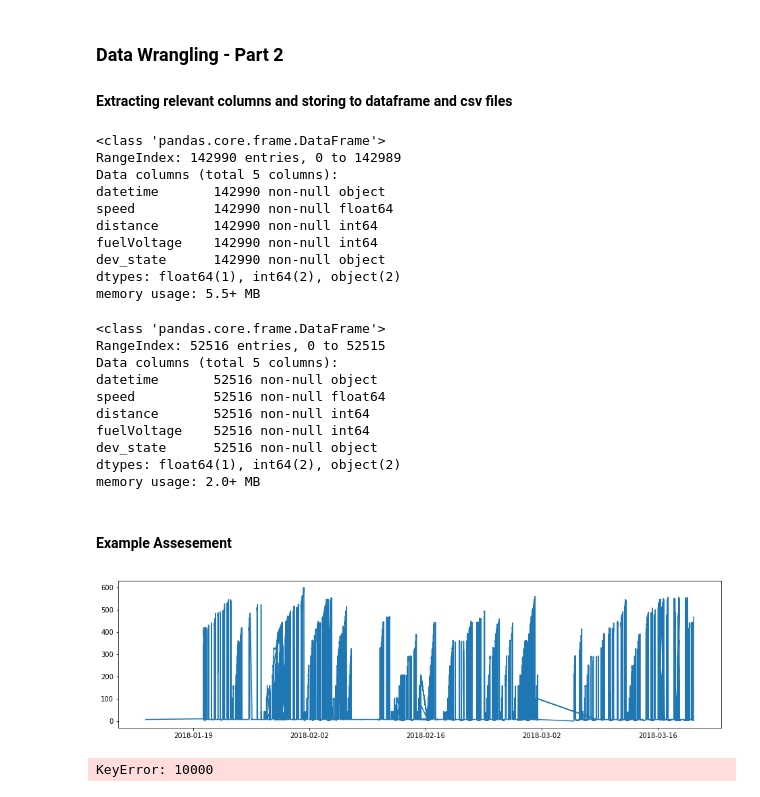
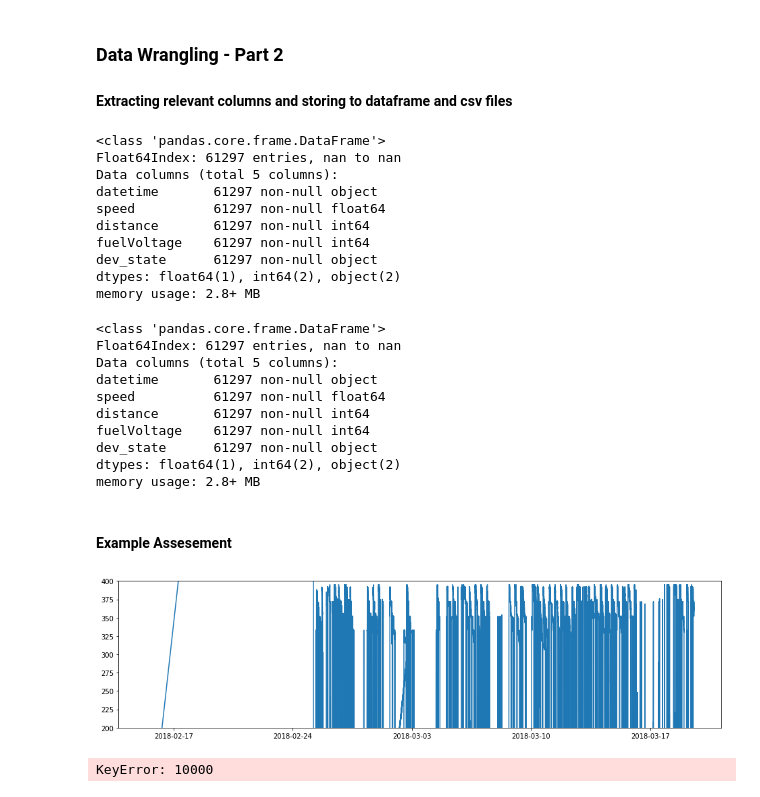
Before and after one commit to manjeet87/Signal_Analysis_UsingPython, a Jupyter notebook: Loconav/FuelDataAnalysis- F1.ipynb, the cells around one changed output. Saved outputs shown, nothing was run; the diff lists cells and outputs as text; code cells hidden in the pictures.

```diff
--- a/Loconav/FuelDataAnalysis- F1.ipynb
+++ b/Loconav/FuelDataAnalysis- F1.ipynb
@@ -23,15 +23,15 @@ import statsmodels
 # %% [markdown]
 #### Data Gathering
 # %%
-df1 = pd.read_csv("data\cordinates_008527815166.csv", names= ['id',"lat","long","created_at","updated_at","device_id","speed","orientation","distance","received_at","io_state","availability","blnk",'b2'])
-df2 = pd.read_csv("data\cordinates_008527945276.csv", names= ['id',"lat","long","created_at","updated_at","device_id","speed","orientation","distance","received_at","io_state","availability","blnk",'b2'])
-df3 = pd.read_csv("data\cordinates_008527946327.csv", names= ['id',"lat","long","created_at","updated_at","device_id","speed","orientation","distance","received_at","io_state","availability","blnk",'b2'])
+#df1 = pd.read_csv("data\cordinates_008527815166.csv", names= ['id',"lat","long","created_at","updated_at","device_id","speed","orientation","distance","received_at","io_state","availability","blnk",'b2'])
+# df2 = pd.read_csv("data\cordinates_008527945276.csv", names= ['id',"lat","long","created_at","updated_at","device_id","speed","orientation","distance","received_at","io_state","availability","blnk",'b2'])
+# df3 = pd.read_csv("data\cordinates_008527946327.csv", names= ['id',"lat","long","created_at","updated_at","device_id","speed","orientation","distance","received_at","io_state","availability","blnk",'b2'])
 
-df4 = pd.read_csv(r"data\cordinates_009821737256.csv", names= ["lat","long","created_at","updated_at","device_id","speed","orientation","distance","received_at","io_state","availability","blnk",'id'])
-df5 = pd.read_csv(r"data\cordinates_009821746470.csv", names= ["lat","long","created_at","updated_at","device_id","speed","orientation","distance","received_at","io_state","availability","blnk",'id'])
-df6 = pd.read_csv(r"data\cordinates_009821747419.csv", names= ["lat","long","created_at","updated_at","device_id","speed","orientation","distance","received_at","io_state","availability","blnk",'id'])
+df1 = pd.read_csv("data\cordinates_009821737256.csv", names= ["lat","long","created_at","updated_at","device_id","speed","orientation","distance","received_at","io_state","availability","blnk",'id'])
+# df5 = pd.read_csv(r"data\cordinates_009821746470.csv", names= ["lat","long","created_at","updated_at","device_id","speed","orientation","distance","received_at","io_state","availability","blnk",'id'])
+# df6 = pd.read_csv(r"data\cordinates_009821747419.csv", names= ["lat","long","created_at","updated_at","device_id","speed","orientation","distance","received_at","io_state","availability","blnk",'id'])
 
-# df4 = pd.read_csv(r"data\008527949981.csv")
+#df4 = pd.read_csv(r"data\Analog\cordinates_007042639339.csv")
 # df5 = pd.read_csv(r"data\008826369174.csv")
 # df6 = pd.read_csv(r"data\009821702910.csv")
 # %%
@@ -192,30 +188,30 @@ mydf6[['datetime','speed','distance','fuelVoltage', 'dev_state']] = df6[['receiv
 # %%
-mydf2.info()
+mydf1.info()
 # %% [output]
 <class 'pandas.core.frame.DataFrame'>
-RangeIndex: 142990 entries, 0 to 142989
+Float64Index: 61297 entries, nan to nan
 Data columns (total 5 columns):
-datetime       142990 non-null object
-speed          142990 non-null float64
-distance       142990 non-null int64
-fuelVoltage    142990 non-null int64
-dev_state      142990 non-null object
+datetime       61297 non-null object
+speed          61297 non-null float64
+distance       61297 non-null int64
+fuelVoltage    61297 non-null int64
+dev_state      61297 non-null object
 dtypes: float64(1), int64(2), object(2)
-memory usage: 5.5+ MB
+memory usage: 2.8+ MB
 # %%
 #mydf2.datetime = pd.to_datetime(mydf2.datetime)
-mydf2.info()
+mydf1.info()
 # %% [output]
 <class 'pandas.core.frame.DataFrame'>
-RangeIndex: 52516 entries, 0 to 52515
+Float64Index: 61297 entries, nan to nan
 Data columns (total 5 columns):
-datetime       52516 non-null object
-speed          52516 non-null float64
-distance       52516 non-null int64
-fuelVoltage    52516 non-null int64
-dev_state      52516 non-null object
+datetime       61297 non-null object
+speed          61297 non-null float64
+distance       61297 non-null int64
+fuelVoltage    61297 non-null int64
+dev_state      61297 non-null object
 dtypes: float64(1), int64(2), object(2)
-memory usage: 2.0+ MB
+memory usage: 2.8+ MB
 # %%
 mydf1.to_csv("data\data10.csv")
 mydf2.to_csv("data\data11.csv")
@@ -227,9 +223,10 @@ mydf6.to_csv("data\data9.csv")
 #### Example Assesement
 # %%
 plt.rcParams['figure.figsize'] = [16,4]
-plt.plot(pd.to_datetime(mydf2.datetime),mydf2.fuelVoltage);
+plt.plot(pd.to_datetime(mydf1.datetime),mydf1.fuelVoltage);
+plt.ylim(200,400);
 # %% [output]
-[figure, old version]
+[figure, new version]
 # %%
 plt.plot(mydf6.index[:10000],mydf6.fuelVoltage[:10000]);
 # %% [output]
```
Also changed, not shown: parts of 13 cells of this notebook, 7 other files.
